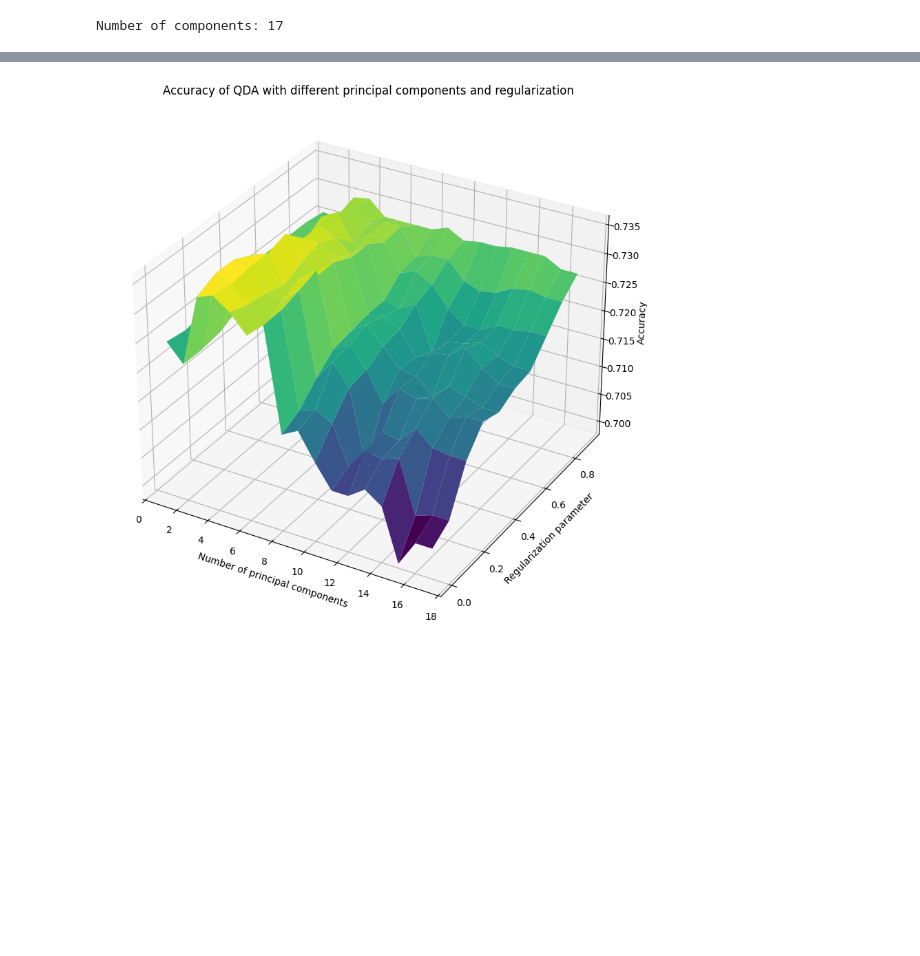
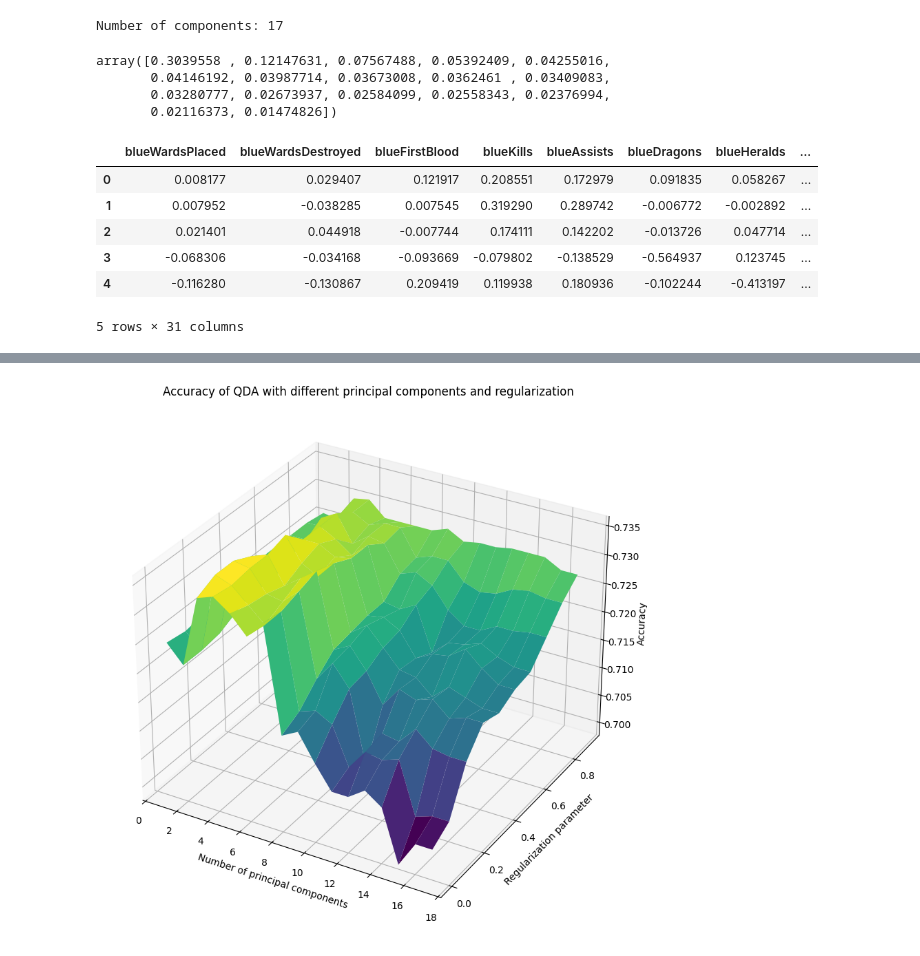
Before and after one commit to samlowe106/LeagueOfLosers, a Jupyter notebook: notebooks/2 PCA Supervised Learning.ipynb, the cells around one changed output, grey strips where cells are left out. Saved outputs shown, nothing was run; the diff lists cells and outputs as text; code cells hidden in the pictures; blank space fills up the shorter version.

```diff
--- a/notebooks/2 PCA Supervised Learning.ipynb
+++ b/notebooks/2 PCA Supervised Learning.ipynb
@@ -57,3 +57,25 @@ X_test_pca = pca.transform(X_test_scaled)
 print(f"Number of components: {pca.n_components_}")
 # %% [output]
 Number of components: 17
+# %%
+# analyze the explained variance
+explained_variance = pca.explained_variance_ratio_
+
+explained_variance
+# %% [output]
+array([0.3039558 , 0.12147631, 0.07567488, 0.05392409, 0.04255016,
+       0.04146192, 0.03987714, 0.03673008, 0.0362461 , 0.03409083,
+       0.03280777, 0.02673937, 0.02584099, 0.02558343, 0.02376994,
+       0.02116373, 0.01474826])
+# %%
+# analyze what each component represents
+components = pd.DataFrame(pca.components_, columns=X.columns)
+components.head()
+# %% [output]
+|  | blueWardsPlaced | blueWardsDestroyed | blueFirstBlood | blueKills | blueAssists | blueDragons | blueHeralds | ... |
+| 0 | 0.008177 | 0.029407 | 0.121917 | 0.208551 | 0.172979 | 0.091835 | 0.058267 | ... |
+| 1 | 0.007952 | -0.038285 | 0.007545 | 0.319290 | 0.289742 | -0.006772 | -0.002892 | ... |
+| 2 | 0.021401 | 0.044918 | -0.007744 | 0.174111 | 0.142202 | -0.013726 | 0.047714 | ... |
+| 3 | -0.068306 | -0.034168 | -0.093669 | -0.079802 | -0.138529 | -0.564937 | 0.123745 | ... |
+| 4 | -0.116280 | -0.130867 | 0.209419 | 0.119938 | 0.180936 | -0.102244 | -0.413197 | ... |
+5 rows × 31 columns
```
Also changed, not shown: parts of 11 cells of this notebook.
